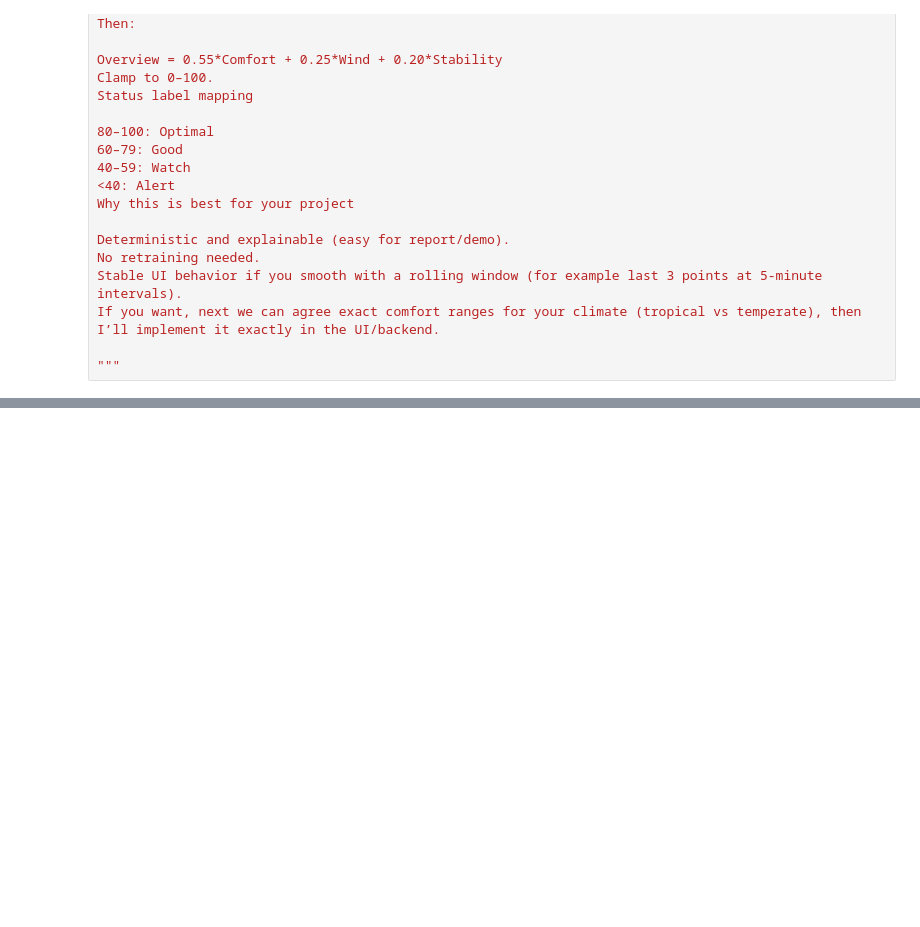
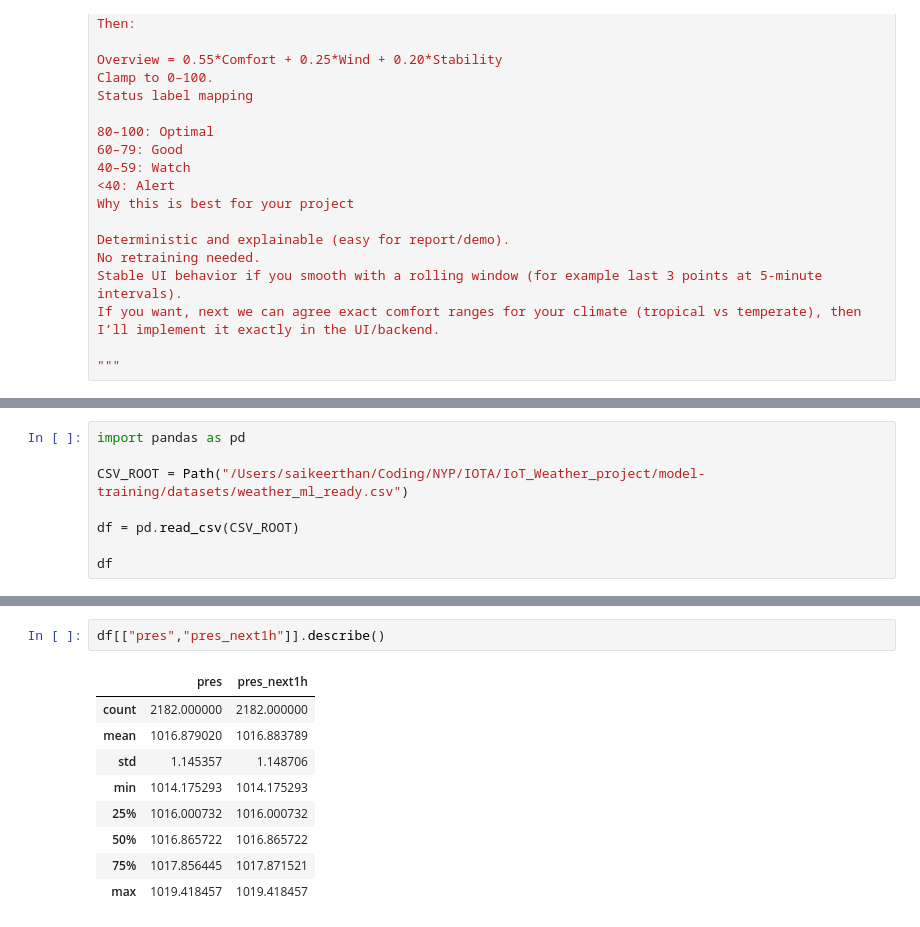
Before and after one commit to saikeerthan06/IoT_Weather_Station, a Jupyter notebook: model-training/code/Climatrix.ipynb, the cells around one changed output, grey strips where cells are left out. Saved outputs shown, nothing was run; the diff lists cells and outputs as text; blank space fills up the shorter version.

```diff
--- a/model-training/code/Climatrix.ipynb
+++ b/model-training/code/Climatrix.ipynb
@@ -874,0 +1409,8 @@ If you want, next we can agree exact comfort ranges for your climate (tropical v
+# %%
+import pandas as pd
+
+CSV_ROOT = Path("/Users/saikeerthan/Coding/NYP/IOTA/IoT_Weather_project/model-training/datasets/weather_ml_ready.csv")
+
+df = pd.read_csv(CSV_ROOT)
+
+df
@@ -874,0 +1431,12 @@ If you want, next we can agree exact comfort ranges for your climate (tropical v
+# %%
+df[["pres","pres_next1h"]].describe()
+# %% [output]
+|  | pres | pres_next1h |
+| count | 2182.000000 | 2182.000000 |
+| mean | 1016.879020 | 1016.883789 |
+| std | 1.145357 | 1.148706 |
+| min | 1014.175293 | 1014.175293 |
+| 25% | 1016.000732 | 1016.000732 |
+| 50% | 1016.865722 | 1016.865722 |
+| 75% | 1017.856445 | 1017.871521 |
+| max | 1019.418457 | 1019.418457 |
```
Also changed, not shown: parts of 9 cells of this notebook, 4 other files.
